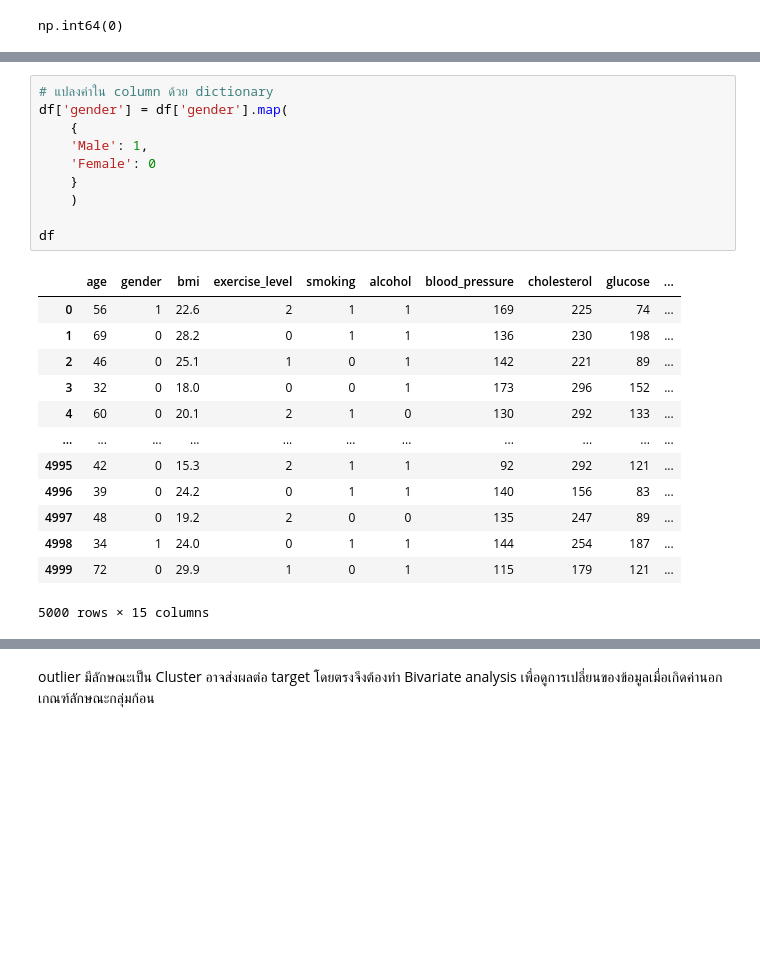
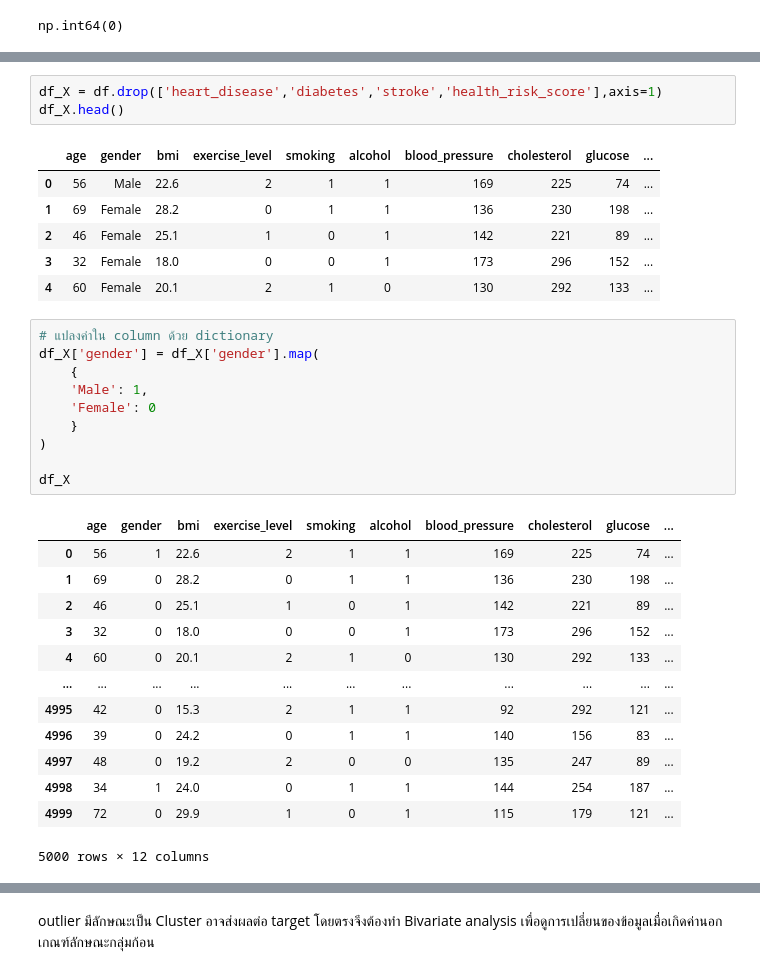
Before and after one commit to ChickenMan-1080/ML-Logistic-Regression, a Jupyter notebook: ML-SmartHealthCare_and_LifeStyle/Smart_Health_Care_LifeStyle.ipynb, the cells around one changed output, grey strips where cells are left out. Saved outputs shown, nothing was run; the diff lists cells and outputs as text; blank space fills up the shorter version.

```diff
--- a/ML-SmartHealthCare_and_LifeStyle/Smart_Health_Care_LifeStyle.ipynb
+++ b/ML-SmartHealthCare_and_LifeStyle/Smart_Health_Care_LifeStyle.ipynb
@@ -106,13 +94,23 @@ np.int64(0)
+# %%
+df_X = df.drop(['heart_disease','diabetes','stroke','health_risk_score'],axis=1)
+df_X.head()
+# %% [output]
+|  | age | gender | bmi | exercise_level | smoking | alcohol | blood_pressure | cholesterol | glucose | ... |
+| 0 | 56 | Male | 22.6 | 2 | 1 | 1 | 169 | 225 | 74 | ... |
+| 1 | 69 | Female | 28.2 | 0 | 1 | 1 | 136 | 230 | 198 | ... |
+| 2 | 46 | Female | 25.1 | 1 | 0 | 1 | 142 | 221 | 89 | ... |
+| 3 | 32 | Female | 18.0 | 0 | 0 | 1 | 173 | 296 | 152 | ... |
+| 4 | 60 | Female | 20.1 | 2 | 1 | 0 | 130 | 292 | 133 | ... |
 # %%
 # แปลงค่าใน column ด้วย dictionary
-df['gender'] = df['gender'].map(
+df_X['gender'] = df_X['gender'].map(
     {
     'Male': 1,
     'Female': 0
     }
-    )
+)
 
-df
+df_X
 # %% [output]
 |  | age | gender | bmi | exercise_level | smoking | alcohol | blood_pressure | cholesterol | glucose | ... |
 | 0 | 56 | 1 | 22.6 | 2 | 1 | 1 | 169 | 225 | 74 | ... |
@@ -126,4 +124,4 @@ df
 | 4997 | 48 | 0 | 19.2 | 2 | 0 | 0 | 135 | 247 | 89 | ... |
 | 4998 | 34 | 1 | 24.0 | 0 | 1 | 1 | 144 | 254 | 187 | ... |
 | 4999 | 72 | 0 | 29.9 | 1 | 0 | 1 | 115 | 179 | 121 | ... |
-5000 rows × 15 columns
+5000 rows × 12 columns
```
Also changed, not shown: parts of 13 cells of this notebook.
